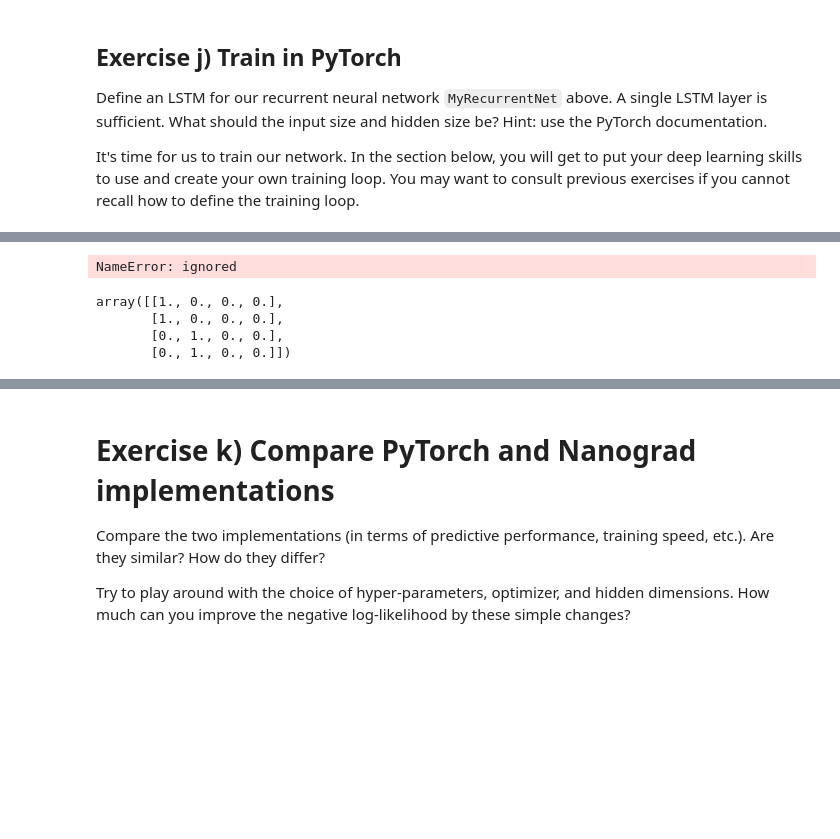
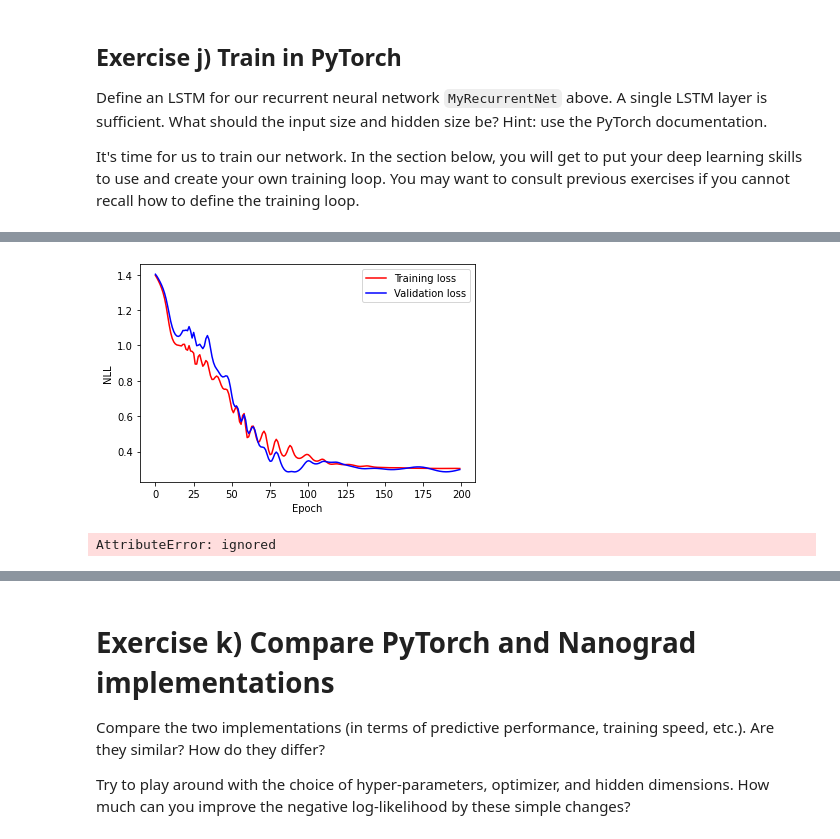
Before and after one commit to granatb/02456-deep-learning-with-PyTorch, a Jupyter notebook: 5_Recurrent/5_1_EXE_Recurrent_Neural_Networks_Nanograd.ipynb, the cells around one changed output, grey strips where cells are left out. Drawn from its saved outputs; the diff is of its cells as text; code cells hidden in the pictures; blank space fills up the shorter version.

```diff
--- a/5_Recurrent/5_1_EXE_Recurrent_Neural_Networks_Nanograd.ipynb
+++ b/5_Recurrent/5_1_EXE_Recurrent_Neural_Networks_Nanograd.ipynb
@@ -1224,7 +1224,7 @@ class MyRecurrentNet(nn.Module):
 
         # Recurrent layer
         # YOUR CODE HERE!
-        self.lstm = nn.LSTM(vocab_size, 50, 1)
+        self.lstm = nn.LSTM(vocab_size, 50, 2)
 
         # Output layer
         self.l_out = nn.Linear(in_features=50,
@@ -1285,7 +1285,7 @@ net = MyRecurrentNet()
 # Define a loss function and optimizer for this problem
 # YOUR CODE HERE!
 criterion = nn.CrossEntropyLoss()  # Your code here!
-optimizer = optim.SGD(net.parameters(), lr=0.001, momentum = 0.1)  # Your code here!
+optimizer = optim.Adam(net.parameters(), lr=1e-4)  # Your code here!
 
 # Track loss
 training_loss, validation_loss = [], []
@@ -1353,7 +1353,7 @@ for i in range(num_epochs):
         # Backward pass
         # YOUR CODE HERE!
         # zero grad, backward, step...
-        optimizer.zero_grad()
+        # optimizer.zero_grad()
         loss.backward()
         optimizer.step()
 
@@ -1396,6 +1396,8 @@ print('\nPredicted sequence:')
 print([idx_to_word[np.argmax(output)] for output in outputs])
 
 # Plot training and validation loss
+import matplotlib.pyplot as plt
+%matplotlib inline
 epoch = np.arange(len(training_loss))
 plt.figure()
 plt.plot(epoch, training_loss, 'r', label='Training loss',)
@@ -1419,16 +1421,13 @@ Epoch 110, training loss: 0.3040142738819122, validation loss: 0.317102382580439
 ... (13 lines left out)
 ['a', 'b', 'b', 'EOS']
 
 Predicted sequence:
 ['b', 'b', 'b', 'EOS']
-NameError: ignored
+[figure, added]
 # %%
 Var_to_nparray(inputs_one_hot)
 # %% [output]
-array([[1., 0., 0., 0.],
-       [1., 0., 0., 0.],
-       [0., 1., 0., 0.],
-       [0., 1., 0., 0.]])
+AttributeError: ignored
 # %%
 inputs, targets = test_set[1]
 
```
Also changed, not shown: parts of 10 cells of this notebook.
